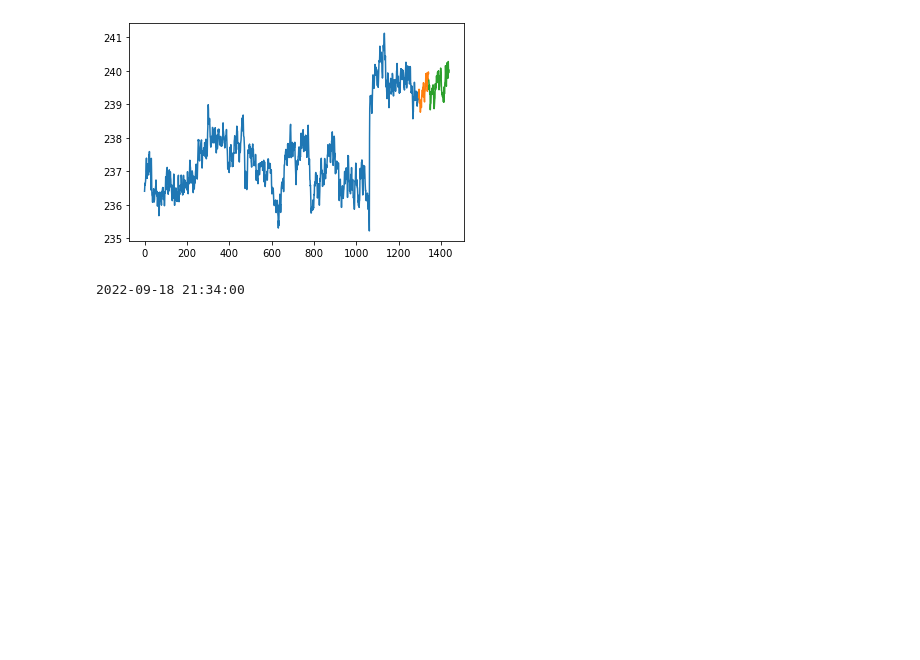
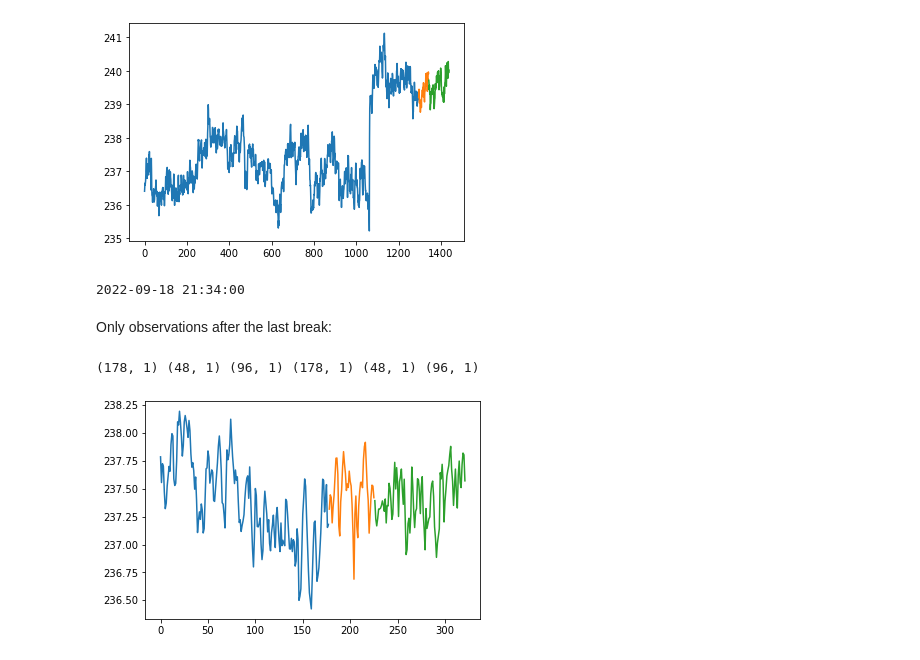
Before and after one commit to johannnamr/Forecasting-Facing-Structural-Breaks-Using-Deep-Sequential-Models, a Jupyter notebook: Code/Application/App_Data.ipynb, the cells around one changed output. Saved outputs shown, nothing was run; the diff lists cells and outputs as text; code cells hidden in the pictures; blank space fills up the shorter version.

```diff
--- a/Code/Application/App_Data.ipynb
+++ b/Code/Application/App_Data.ipynb
@@ -8,16 +8,23 @@ from sklearn.model_selection import train_test_split
 # %%
 path = 'C:/Users/Meier/Institut für Statistik Dropbox/Johanna Meier/Structural Breaks + DL/Application/Data/'
 # %%
-data_name = 'Grid/grid_2022-09-18.csv'
+#data_name = 'Grid/grid_2022-09-18.csv'
 #data_name = 'Grid/grid_2022-10-01.csv'
 #data_name = 'Grid/grid_2022-10-08.csv'
-#data_name = 'Grid/grid_2023-01-08.csv'
+data_name = 'Grid/grid_2023-01-08.csv'
 # %%
 df = pd.read_csv(path+data_name)
 df.columns = ['Date', 'Voltage']
 df['Date'] = pd.to_datetime(df['Date'])
 # %%
+# last break points
 #print(df[df['Date']=='2022-09-18 17:43:00'])
 #print(df[df['Date']=='2022-10-01 19:07:00'])
 #print(df[df['Date']=='2022-10-08 20:10:00'])
-#print(df[df['Date']=='2023-01-08 18:36:00'])
+print(df[df['Date']=='2023-01-08 18:36:00'])
+
+#ind_lastbreak = df.index[df['Date']=='2022-09-18 17:43:00'][0]
+#ind_lastbreak = df.index[df['Date']=='2022-10-01 19:07:00'][0]
+#ind_lastbreak = df.index[df['Date']=='2022-10-08 20:10:00'][0]
+ind_lastbreak = df.index[df['Date']=='2023-01-08 18:36:00'][0]
+print(ind_lastbreak)
@@ -61,3 +72,31 @@ split_data(df,path,0.9)
 print(df['Date'][0.9*(len(df['Date']))-2]) # 90% training data - 1 lag - index adjustment
 # %% [output]
 2022-09-18 21:34:00
+# %% [markdown]
+Only observations after the last break:
+# %%
+#data_name = 'voltage_2022-09-18'
+#data_name = 'voltage_2022-10-01'
+#data_name = 'voltage_2022-10-08'
+data_name = 'voltage_2023-01-08'
+# %%
+with np.load(path+'Grid/'+data_name+'.npz') as data:
+
+    # remove data before last break point
+    X_train = data['X_train'][(ind_lastbreak+1):,]
+    X_val = data['X_val'][:,]
+    X_test = data['X_test']
+    y_train = data['y_train'][(ind_lastbreak+1):]
+    y_val = data['y_val']
+    y_test = data['y_test']
+
+    print(X_train.shape, X_val.shape, X_test.shape, y_train.shape, y_val.shape, y_test.shape)
+    plt.plot(X_train)
+    plt.plot(np.concatenate((np.tile(np.nan,X_train.shape),X_val),axis=0))
+    plt.plot(np.concatenate((np.tile(np.nan,X_train.shape), np.tile(np.nan,X_val.shape),X_test),axis=0))
+    plt.show()
+
+    np.savez(path+'Grid/voltage_%s_postbreak.npz' %str(df['Date'].dt.date[0]), X_train=X_train, X_val=X_val, X_test=X_test, y_train=y_train, y_val=y_val, y_test=y_test)
+# %% [output]
+(178, 1) (48, 1) (96, 1) (178, 1) (48, 1) (96, 1)
+[figure, added]
```
Also changed, not shown: parts of 2 cells of this notebook, 2 other files.
